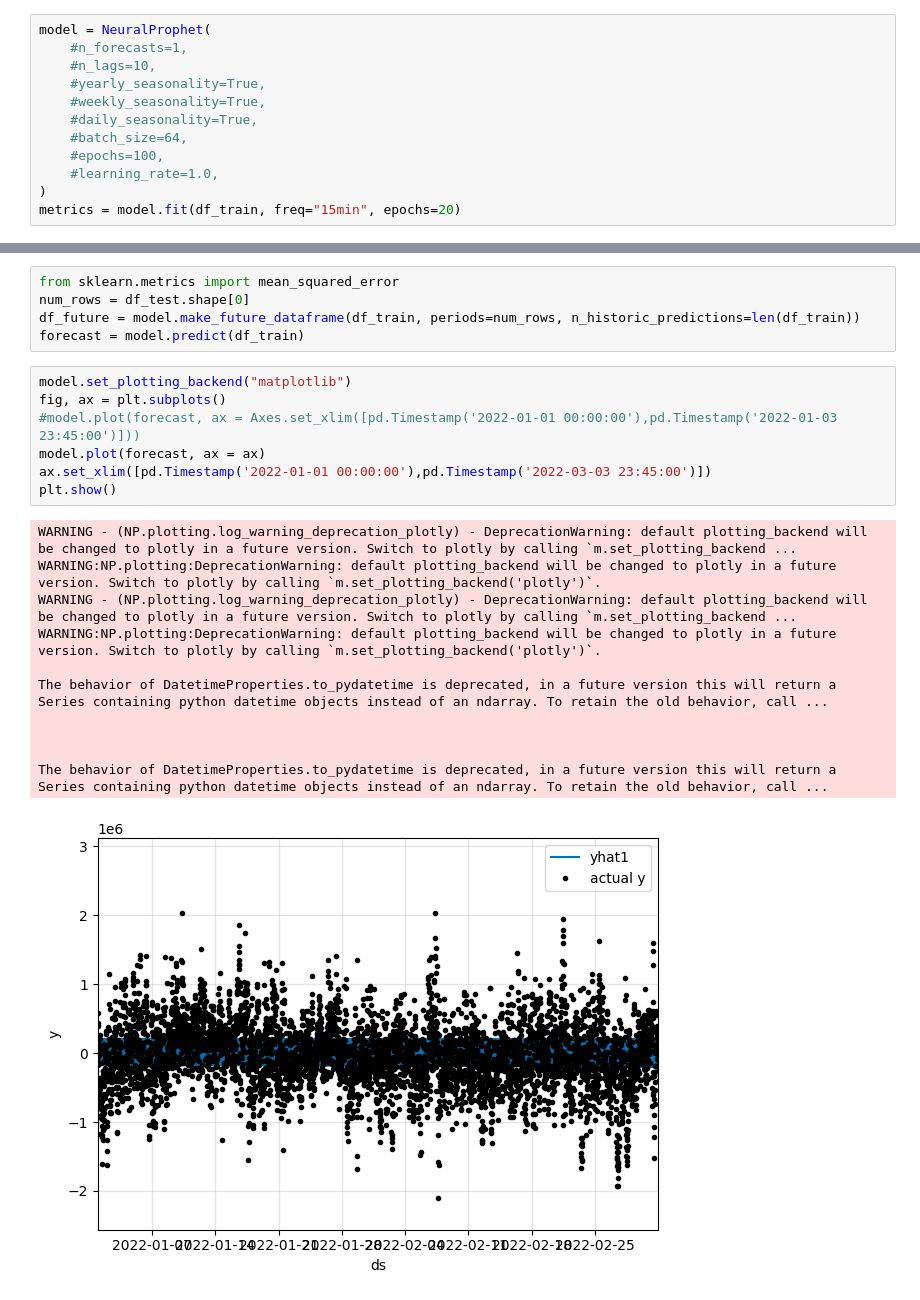
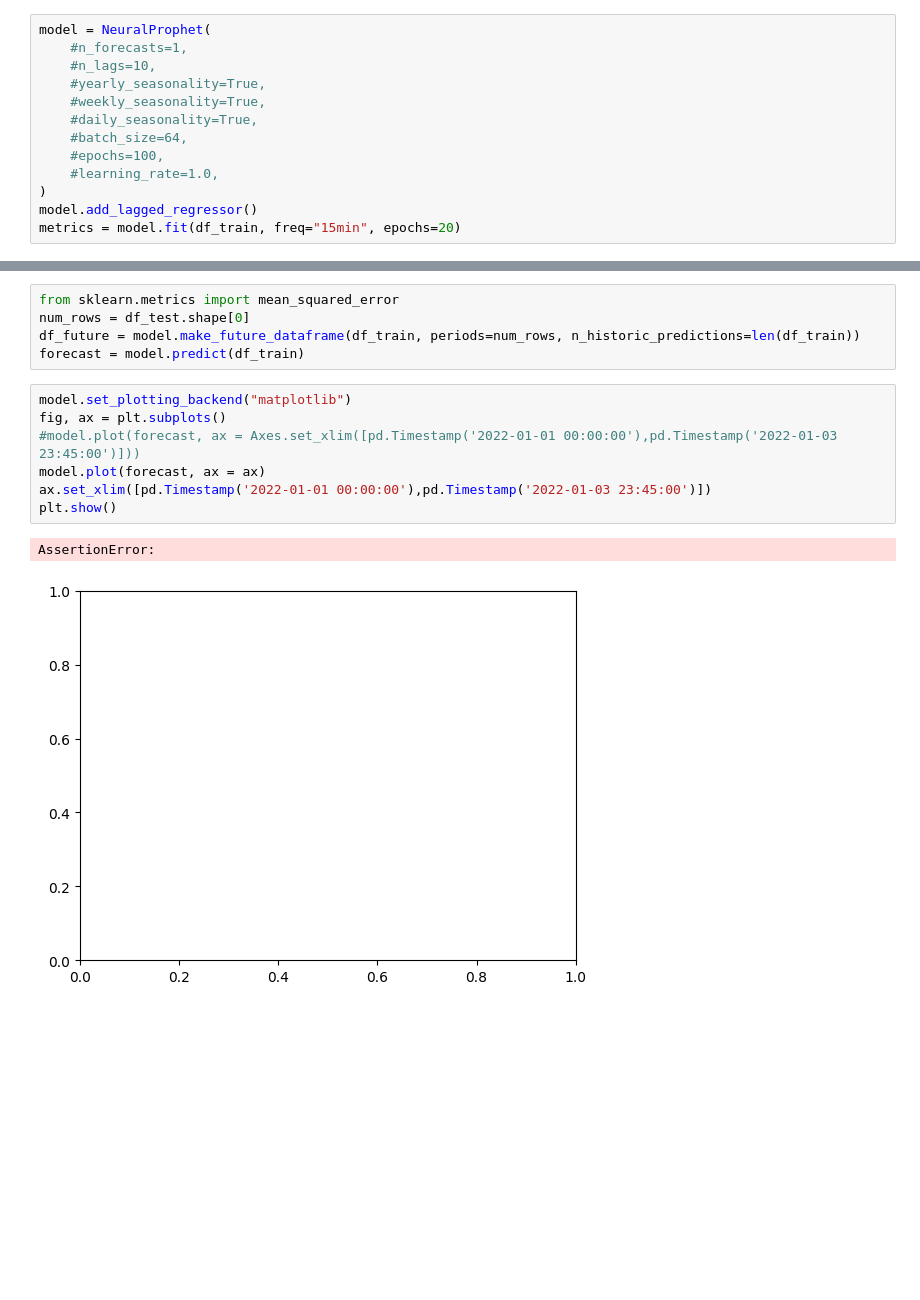
Before and after one commit to 2Duffman/Symbolic-Regression, a Jupyter notebook: prophet.ipynb, the cells around one changed output, grey strips where cells are left out. Cells and saved outputs as stored; diff of their text form; blank space fills up the shorter version.

```diff
--- a/prophet.ipynb
+++ b/prophet.ipynb
@@ -88,6 +91,7 @@ model = NeuralProphet(
     #epochs=100,
     #learning_rate=1.0,
 )
+model.add_lagged_regressor()
 metrics = model.fit(df_train, freq="15min", epochs=20)
 # %% [output]
 WARNING - (NP.forecaster.fit) - When Global modeling with local normalization, metrics are displayed in normalized scale.
@@ -111,19 +115,10 @@ forecast = model.predict(df_train)
 # %%
 model.set_plotting_backend("matplotlib")
 fig, ax = plt.subplots()
 #model.plot(forecast, ax = Axes.set_xlim([pd.Timestamp('2022-01-01 00:00:00'),pd.Timestamp('2022-01-03 23:45:00')]))
 model.plot(forecast, ax = ax)
-ax.set_xlim([pd.Timestamp('2022-01-01 00:00:00'),pd.Timestamp('2022-03-03 23:45:00')])
+ax.set_xlim([pd.Timestamp('2022-01-01 00:00:00'),pd.Timestamp('2022-01-03 23:45:00')])
 plt.show()
 # %% [output]
-WARNING - (NP.plotting.log_warning_deprecation_plotly) - DeprecationWarning: default plotting_backend will be changed to plotly in a future version. Switch to plotly by calling `m.set_plotting_backend ...
-WARNING:NP.plotting:DeprecationWarning: default plotting_backend will be changed to plotly in a future version. Switch to plotly by calling `m.set_plotting_backend('plotly')`.
-WARNING - (NP.plotting.log_warning_deprecation_plotly) - DeprecationWarning: default plotting_backend will be changed to plotly in a future version. Switch to plotly by calling `m.set_plotting_backend ...
-WARNING:NP.plotting:DeprecationWarning: default plotting_backend will be changed to plotly in a future version. Switch to plotly by calling `m.set_plotting_backend('plotly')`.
-
-The behavior of DatetimeProperties.to_pydatetime is deprecated, in a future version this will return a Series containing python datetime objects instead of an ndarray. To retain the old behavior, call ...
-
-
-
-The behavior of DatetimeProperties.to_pydatetime is deprecated, in a future version this will return a Series containing python datetime objects instead of an ndarray. To retain the old behavior, call ...
+AssertionError:
-[figure, old version]
+[figure, new version]
```
Also changed, not shown: parts of 1 cell of this notebook.
